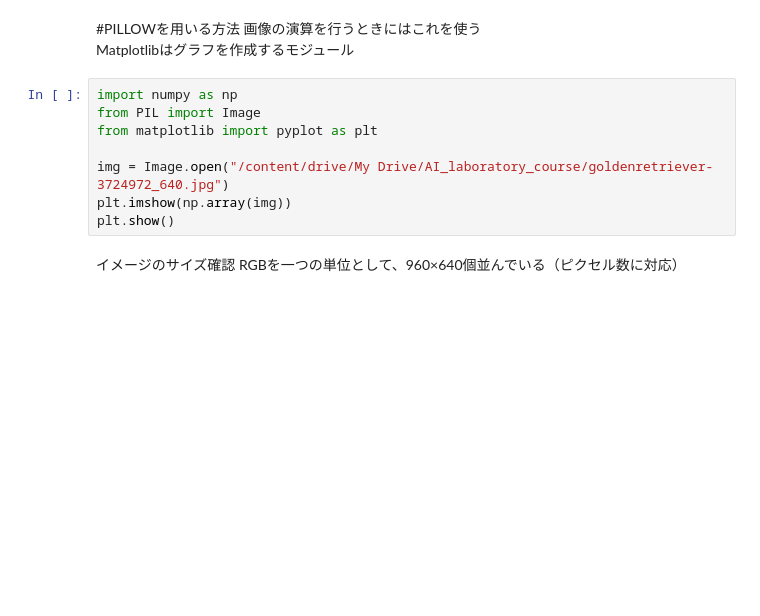
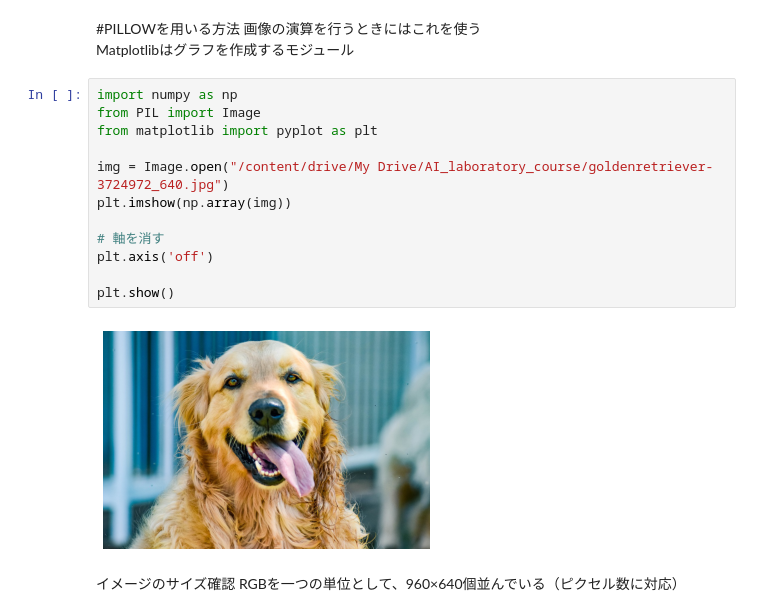
Before and after one commit to ykitaguchi77/Laboratory_course, a Jupyter notebook: 1. Google colabで画像を表示する.ipynb, the cells around one changed output. Drawn from its saved outputs; the diff is of its cells as text; blank space fills up the shorter version.

```diff
--- a/1. Google colabで画像を表示する.ipynb
+++ b/1. Google colabで画像を表示する.ipynb
@@ -28,11 +28,17 @@ Matplotlibはグラフを作成するモジュール
 # %%
 import numpy as np
 from PIL import Image
 from matplotlib import pyplot as plt
 
 img = Image.open("/content/drive/My Drive/AI_laboratory_course/goldenretriever-3724972_640.jpg")
 plt.imshow(np.array(img))
+
+# 軸を消す
+plt.axis('off')
+
 plt.show()
+# %% [output]
+[figure, added]
 # %% [markdown]
 イメージのサイズ確認
 RGBを一つの単位として、960×640個並んでいる（ピクセル数に対応）
```
